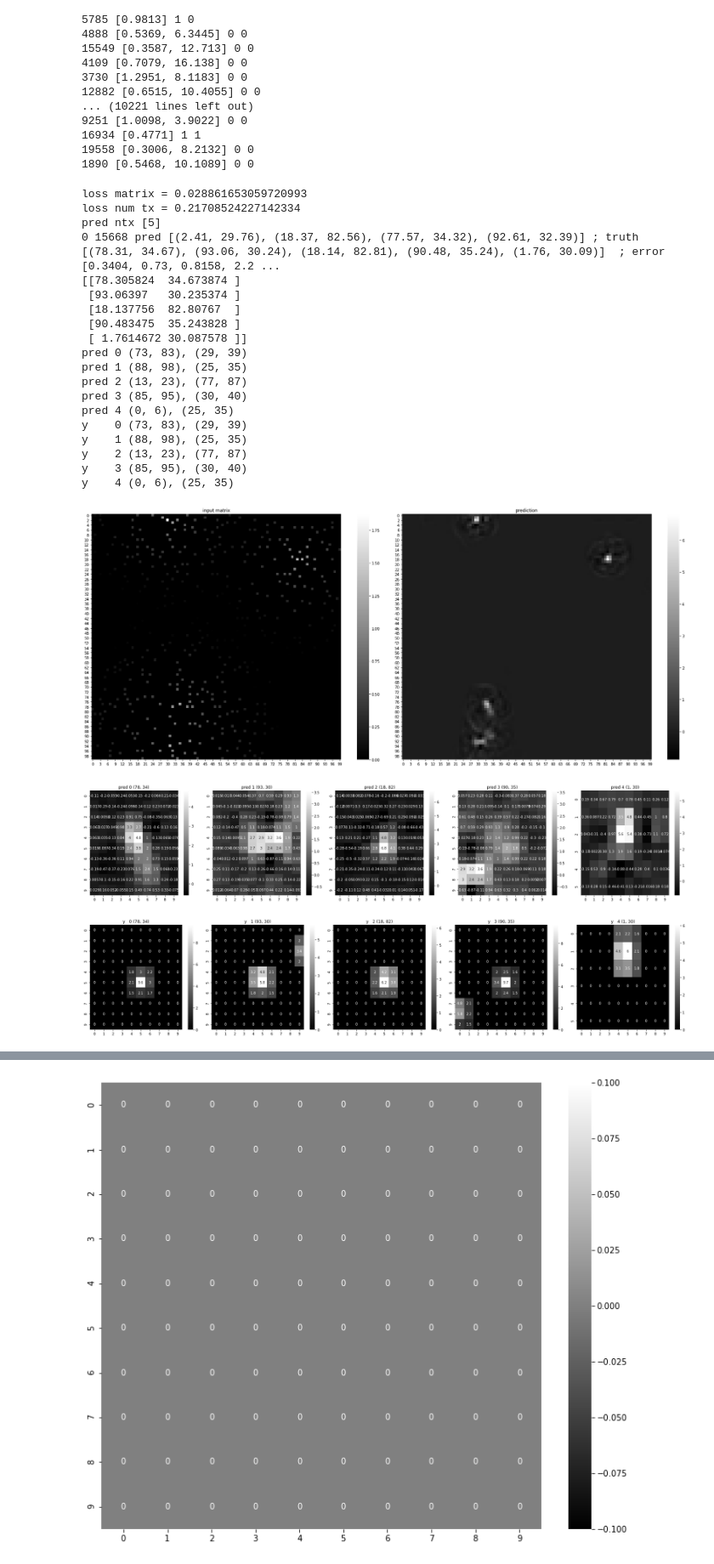
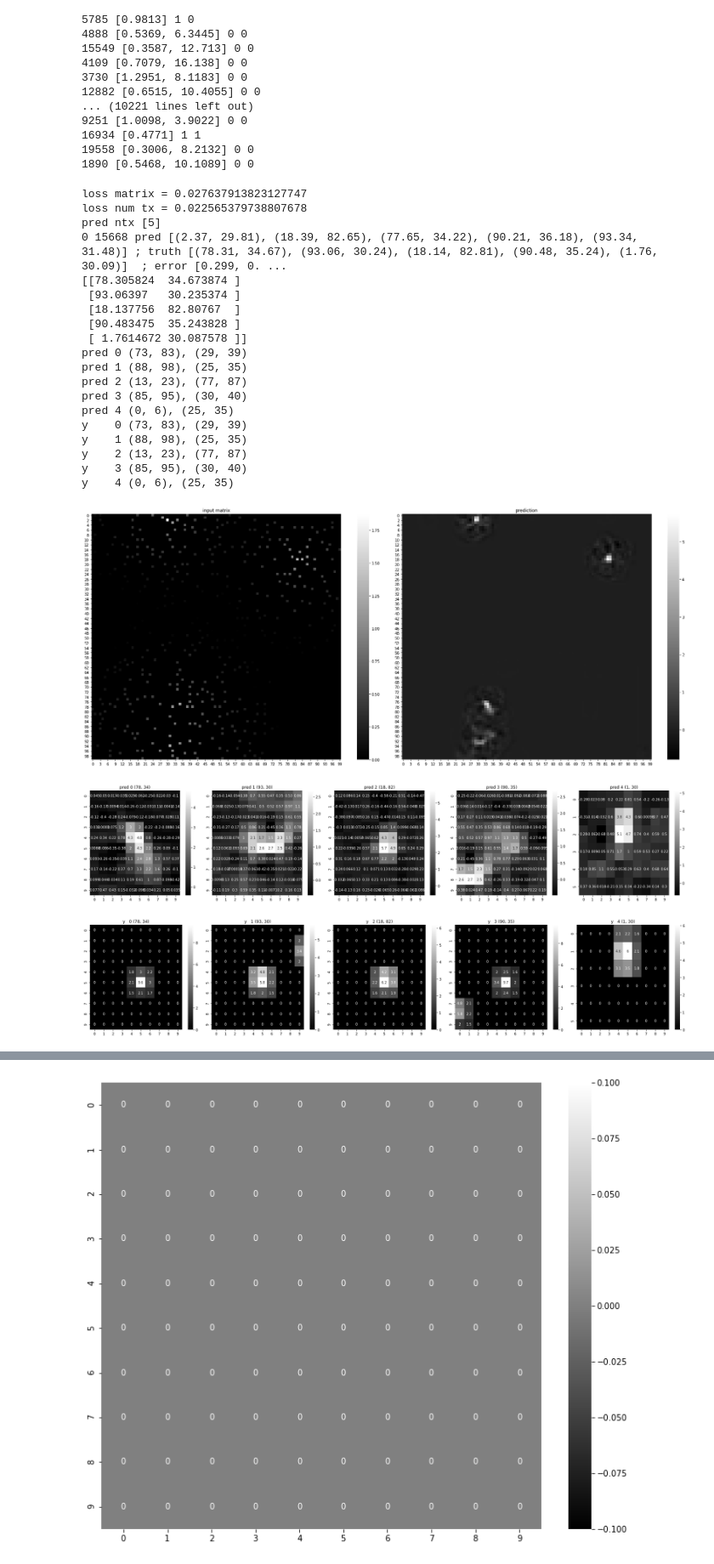
Before and after one commit to caitaozhan/deeplearning-localization, a Jupyter notebook: CNN-translation-multi-rand-dist-upbound.ipynb, the cells around one changed output, grey strips where cells are left out. Shown at 85% size. Saved outputs shown, nothing was run; the diff lists cells and outputs as text; code cells hidden in the pictures.

```diff
--- a/CNN-translation-multi-rand-dist-upbound.ipynb
+++ b/CNN-translation-multi-rand-dist-upbound.ipynb
@@ -65,7 +65,7 @@ class Metrics:
     '''Evaluation metrics
     '''
     @staticmethod
-    def localization_error_image_continuous(pred_batch, pred_ntx, truth_batch, index, grid_len, debug=False):
+    def localization_error_image_continuous(pred_batch, pred_ntx, truth_batch, index, grid_len, peak_threshold=0.1, debug=False):
         '''Continuous -- for single TX
            euclidian error when modeling the output representation is a matrix (image)
            both pred and truth are batches, typically a batch of 32
@@ -105,7 +105,7 @@ class Metrics:
         for i, pred, pred_n, truth, indx in zip(range(len(pred_batch)), pred_batch, pred_ntx, truth_batch, index):
             # 1: get the multiple predicted locations
             pred = pred[0]           # there is only one channel
-            pred_peaks, _ = Utility.detect_peak(pred, np.round(pred_n, 0), 0.1)         # get the predictions  TIME: 23 milliseconds
+            pred_peaks, _ = Utility.detect_peak(pred, np.round(pred_n, 0), peak_threshold)         # get the predictions  TIME: 23 milliseconds
             pred_peaks = float_target(pred, pred_peaks)
             # 2: do a matching and get the error
             radius_threshold = Default.grid_length * Default.error_threshold
@@ -474,6 +474,7 @@ train_errors1_epoch, train_errors2_epoch = [], []
 test_losses1_epoch,  test_losses2_epoch  = [], []
 test_errors1_epoch,  test_errors2_epoch  = [], []
 test_misses1_epoch,  test_falses1_epoch  = [], []
+test_num_tx = []
 print_every = 200
 error_every = 200
 zeros  = make_zeros(batch=32, length=100)
@@ -487,6 +488,7 @@ for epoch in range(num_epochs):
     test_errors1, test_errors2   = [], []
     test_misses1  = []
     test_falses1  = []
+    test_num_tx = []
     model1.train()
     model2.train()
     for t, sample in enumerate(sensor_input_dataloader):
@@ -520,9 +522,9 @@ for epoch in range(num_epochs):
         if t % error_every == 0:
             errors, misses, falses = Metrics.localization_error_image_continuous(pred_matrix, pred_ntx, y_float, indx, Default.grid_length)
             train_errors1.extend(errors)
-            num_correct = (pred_ntx == y_num2).sum()
+            ntx_correct = (pred_ntx == y_num2).sum()
             total = len(pred_ntx)
-            train_errors2.append(1 - num_correct*1.0/total)
+            train_errors2.append(1 - ntx_correct*1.0/total)
         if t % print_every == 0:
             print(f't = {t}, loss_matrix = {loss_matrix.item()}, loss_num_tx = {loss2.item()}, regulation = {regulation.item()}')
 
@@ -555,10 +557,11 @@ for epoch in range(num_epochs):
             test_errors1.extend(errors)
             test_misses1.extend(misses)
             test_falses1.extend(falses)
-            num_correct = (pred_ntx == y_num2).sum()
+            test_num_tx.extend(list(y_num2))
+            ntx_correct = (pred_ntx == y_num2).sum()
             total = len(pred_ntx)
-            test_errors2.append(1 - num_correct*1.0/total)
-    plot_epoch_stats(train_losses1, train_losses2, train_errors1, train_errors2, test_losses1, test_losses2, test_errors1, test_errors2, test_misses1, test_falses1)
+            test_errors2.append(1 - ntx_correct*1.0/total)
+    plot_epoch_stats(train_losses1, train_losses2, train_errors1, train_errors2, test_losses1, test_losses2, test_errors1, test_errors2, test_misses1, test_falses1, test_num_tx)
 
 print('train loss for image translation')
 for loss in train_losses1_epoch:
@@ -613,13 +616,14 @@ train loss for image translation
 # evaluation for all test samples
 
 test_index, test_errors1, test_misses1, test_falses1 = [], [], [], []
-num_correct, num_total = 0, 0
+ntx_correct, ntx_total = 0, 0
+tx_num_total = 0
 
 model1.eval()
 model2.eval()
 for t, sample in enumerate(sensor_input_test_dataloader):
     if t % 10 == 9:
-        print(t, end='')
+        print(t, end=' ')
     X = sample['matrix'].to(device)
     y = sample['target'].to(device)
     y_num   = sample['target_num'].to(device)
@@ -640,13 +644,14 @@ for t, sample in enumerate(sensor_input_test_dataloader):
     test_misses1.extend(misses)
     test_falses1.extend(falses)
     test_index.extend(indx.numpy())
-    num_correct += (pred_ntx == y_num2).sum()
-    num_total += len(pred_ntx)
+    ntx_correct += (pred_ntx == y_num2).sum()
+    ntx_total += len(pred_ntx)
+    tx_num_total += y_num2.sum()
 
 print()
 test_errors1_tmp = [val for sublist in test_errors1 for val in sublist]
 print('error', np.mean(test_errors1_tmp), np.std(test_errors1_tmp))
-print('miss ', np.mean(test_misses1), np.std(test_misses1))
-print('false', np.mean(test_falses1), np.std(test_falses1))
-print('Num of TX prediction accuracy = {}'.format(num_correct*1.0/num_total))
+print('miss ', np.sum(test_misses1)/tx_num_total)
+print('false', np.sum(test_falses1)/tx_num_total)
+print('Num of TX prediction accuracy = {}'.format(ntx_correct*1.0/ntx_total))
 # %% [output]
@@ -772,7 +765,7 @@ def one_sample(idx):
     _, pred_ntx = pred_ntx.data.cpu().max(1)
     pred_ntx = (pred_ntx+1).numpy()    # class 0 means 1 TX, class 1 means 2 TX etc...
     print('pred ntx', pred_ntx)
-    errors, misses, falses = Metrics.localization_error_image_continuous(pred_matrix.copy(), pred_ntx, y_f, indx, Default.grid_length, debug=True)
+    errors, misses, falses = Metrics.localization_error_image_continuous(pred_matrix.copy(), pred_ntx, y_f, indx, Default.grid_length, peak_threshold=1, debug=True)
 
     pred_matrix = pred_matrix[0][0]
     fig, axs = plt.subplots(1, 2, figsize=(24, 10))
@@ -791,37 +784,37 @@ def one_sample(idx):
     for i in range(len(y_f)):
         a, b = y_f[i]
         a, b = int(a), int(b)
         a1 = a-10 if a >= 10 else 0
         a2 = a+10 if a <= Default.grid_length-10 else Default.grid_length
         b1 = b-10 if b >= 10 else 0
         b2 = b+10 if b <= Default.grid_length-10 else Default.grid_length
         sns.heatmap(X[a1:a2,b1:b2], cmap='gray', annot=True, ax=axes.flat[i])
         axes.flat[i].set_title(f'Input image at {i} ({a}, {b})')
     fig.tight_layout()
 
 
 one_sample(idx)
 # %% [output]
-loss matrix = 0.028861653059720993
-loss num tx = 0.21708524227142334
+loss matrix = 0.027637913823127747
+loss num tx = 0.022565379738807678
 pred ntx [5]
-0 15668 pred [(2.41, 29.76), (18.37, 82.56), (77.57, 34.32), (92.61, 32.39)] ; truth [(78.31, 34.67), (93.06, 30.24), (18.14, 82.81), (90.48, 35.24), (1.76, 30.09)]  ; error [0.3404, 0.73, 0.8158, 2.2 ...
+0 15668 pred [(2.37, 29.81), (18.39, 82.65), (77.65, 34.22), (90.21, 36.18), (93.34, 31.48)] ; truth [(78.31, 34.67), (93.06, 30.24), (18.14, 82.81), (90.48, 35.24), (1.76, 30.09)]  ; error [0.299, 0. ...
 [[78.305824  34.673874 ]
  [93.06397   30.235374 ]
  [18.137756  82.80767  ]
  [90.483475  35.243828 ]
  [ 1.7614672 30.087578 ]]
 pred 0 (73, 83), (29, 39)
 pred 1 (88, 98), (25, 35)
 pred 2 (13, 23), (77, 87)
 pred 3 (85, 95), (30, 40)
 pred 4 (0, 6), (25, 35)
 y    0 (73, 83), (29, 39)
 y    1 (88, 98), (25, 35)
 y    2 (13, 23), (77, 87)
 y    3 (85, 95), (30, 40)
 y    4 (0, 6), (25, 35)
-[figure, old version]
+[figure, new version]
-[figure, old version]
+[figure, new version]
 [figure]
 [figure]
```
Also changed, not shown: parts of 6 cells of this notebook, 1 other file.
